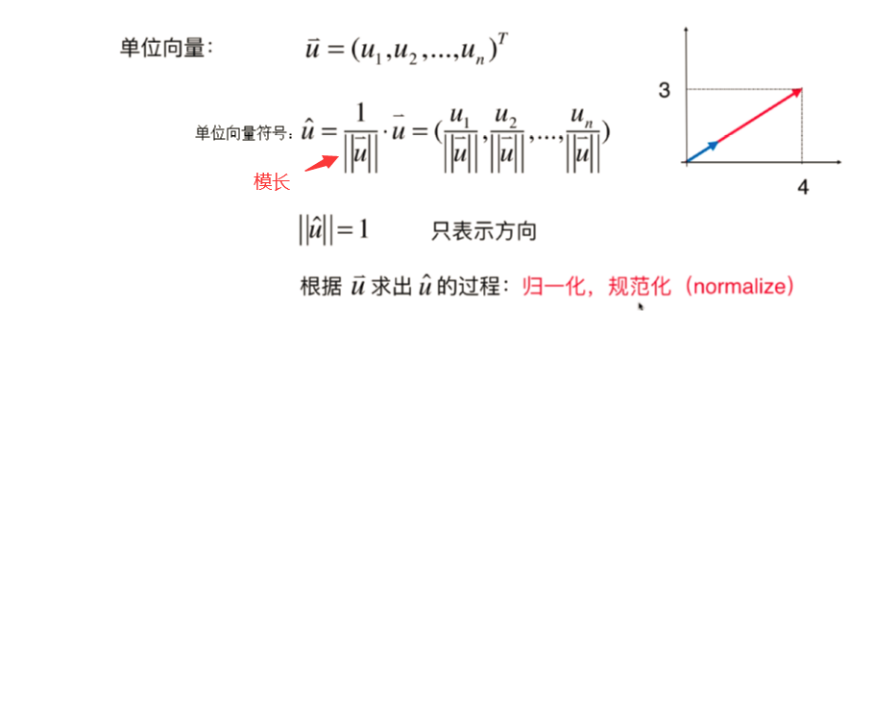
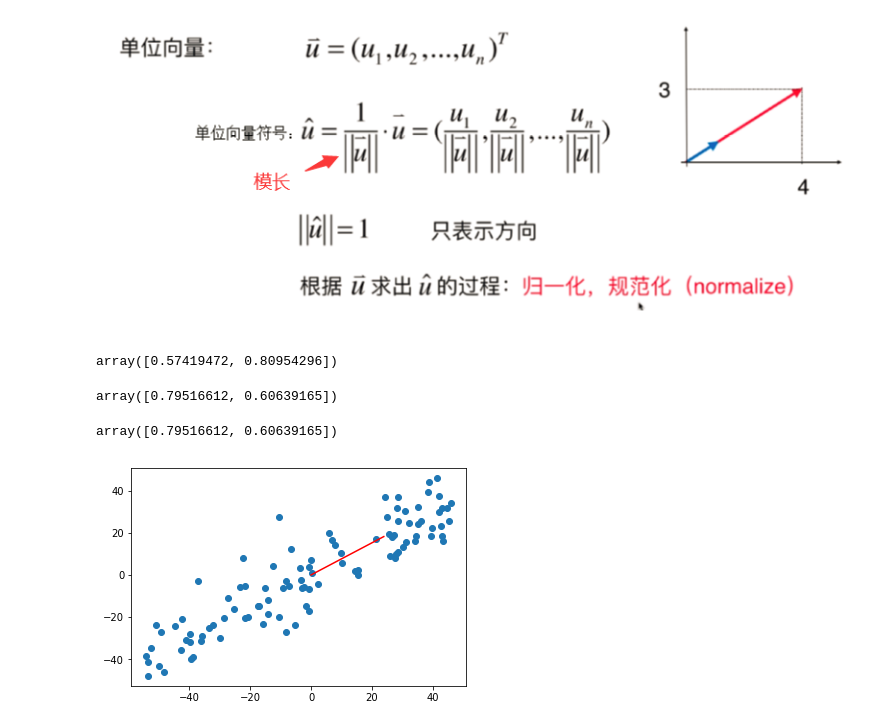
Before and after one commit to rannrann/Machine-Learning-Tutorial, a Jupyter notebook: 07-PCA-and-Gradient-Ascent/03-Implement-PCA-in-BGA/03-Implement-PCA-in-BGA.ipynb, the cells around one changed output. Drawn from its saved outputs; the diff is of its cells as text; code cells hidden in the pictures; blank space fills up the shorter version.

```diff
--- a/07-PCA-and-Gradient-Ascent/03-Implement-PCA-in-BGA/03-Implement-PCA-in-BGA.ipynb
+++ b/07-PCA-and-Gradient-Ascent/03-Implement-PCA-in-BGA/03-Implement-PCA-in-BGA.ipynb
@@ -51,7 +51,45 @@ def df_debug(w, X, epsilon = 0.0001): #epsilon取这么小的原因是，w是单
 # %% [markdown]
 ![unit_vector.png](attachment:unit_vector.png)
 # %%
+#进行归一化的操作
 def direction(w):
     return w / np.linalg.norm(w) #np.linalg.norm() 返回的是模长
 
 def gradient_ascent(df, X, initial_w, eta, n_iters = 1e4, epsilon = 1e-8):
+    w = direction(initial_w)
+    cur_iter = 0
+
+    while cur_iter < n_iters:
+        gradient = df(w, X)
+        last_w = w
+        w = w + eta * gradient
+        w = direction(w) #经过梯度上升，需要重新进行归一化操作，确保w始终是单位向量
+        if(abs(f(w, X) - f(last_w, X)) < epsilon):
+            break
+        cur_iter += 1
+    return w
+# %%
+initial_w = np.random.random(X.shape[1]) # initial_w 如果为0，f得到也是0。但是我们要求f的最大值，不是最小值。所以initial_w不能为0
+initial_w
+# %% [output]
+array([0.57419472, 0.80954296])
+# %%
+eta = 0.001
+#注意：不能对数据进行归一化操作。由于我们就是要通过原始数据得到w方向的轴使得样本映射
+#到轴上的距离越大。如果进行了归一化，求出的PCA是和原始数据不一样的
+# %%
+gradient_ascent(df_debug, X_demean, initial_w, eta)
+# %% [output]
+array([0.79516612, 0.60639165])
+# %%
+gradient_ascent(df_math, X_demean, initial_w, eta)
+# %% [output]
+array([0.79516612, 0.60639165])
+# %%
+w = gradient_ascent(df_debug, X_demean, initial_w, eta)
+# %%
+plt.scatter(X_demean[:,0], X_demean[:,1])
+plt.plot([0, w[0]*30], [0, w[1]*30], color='r') #绘制从（0, w[0]*30）到（0, w[1]*30）的线段
+plt.show()
+# %% [output]
+[figure, added]
```
Also changed, not shown: parts of 12 cells of this notebook.
